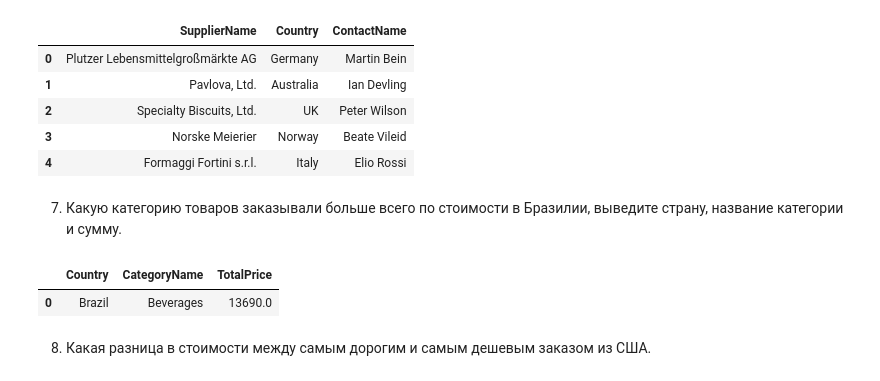
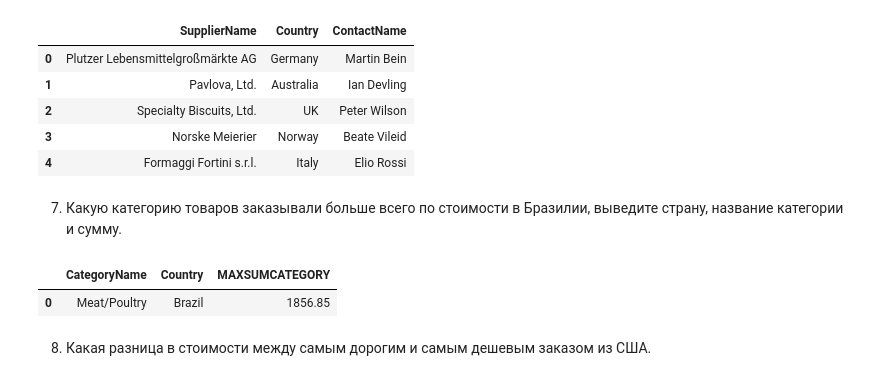
Before and after one commit to IvlevaAnna1/Hometasks, a Jupyter notebook: sql_1_HW_IvlevaAnna.ipynb, the cells around one changed output. Cells and saved outputs as stored; diff of their text form; code cells hidden in the pictures.

```diff
--- a/sql_1_HW_IvlevaAnna.ipynb
+++ b/sql_1_HW_IvlevaAnna.ipynb
@@ -205,24 +195,24 @@ pd.read_sql(
 | 4 | Formaggi Fortini s.r.l. | Italy | Elio Rossi |
 # %% [markdown]
 7. Какую категорию товаров заказывали больше всего по стоимости в Бразилии, выведите страну, название категории и сумму.
-# %%
-pd.read_sql(
-    '''
-    SELECT cust.Country, cat.CategoryName, sum(od.Quantity*Price) TotalPrice
-    FROM Orders o, Customers cust, OrderDetails od, Products p, Categories cat
-    WHERE o.CustomerID = cust.CustomerID
-          AND cust.Country = 'Brazil'
-          AND o.OrderID = od.OrderID
-          AND od.ProductID = p.ProductID
-          AND p.CategoryID = cat.CategoryID
-    GROUP BY p.CategoryID
-    ORDER BY sum(od.Quantity*Price) DESC
-    LIMIT 1
-    ''',
-    con,
-)
-# %% [output]
-|  | Country | CategoryName | TotalPrice |
-| 0 | Brazil | Beverages | 13690.0 |
+# %%
+pd.read_sql(
+    '''
+    SELECT t.CategoryName, t.Country, sum(t.Price*t.Quantity) over(partition by t.CategoryID) MAXSUMCATEGORY
+    from
+    (select * FROM Orders o
+    left join OrderDetails od on o.OrderID = od.OrderID
+    left join Products p on od.ProductID = p.ProductID
+    left join Categories cat on p.CategoryID = cat.CategoryID
+    left join Customers cust on o.CustomerID = cust.CustomerID
+    WHERE cust.Country = 'Brazil') t
+    Group by t.CategoryID order by MAXSUMCATEGORY DESC
+    LIMIT 1
+    ''',
+    con,
+)
+# %% [output]
+|  | CategoryName | Country | MAXSUMCATEGORY |
+| 0 | Meat/Poultry | Brazil | 1856.85 |
 # %% [markdown]
 8. Какая разница в стоимости между самым дорогим и самым дешевым заказом из США.
```
Also changed, not shown: parts of 8 cells of this notebook.
